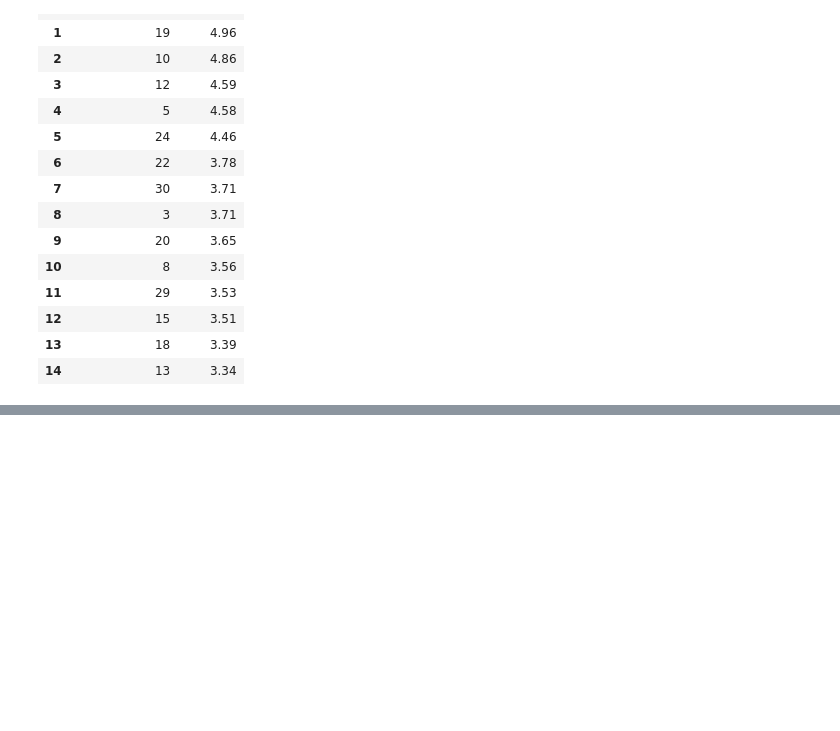
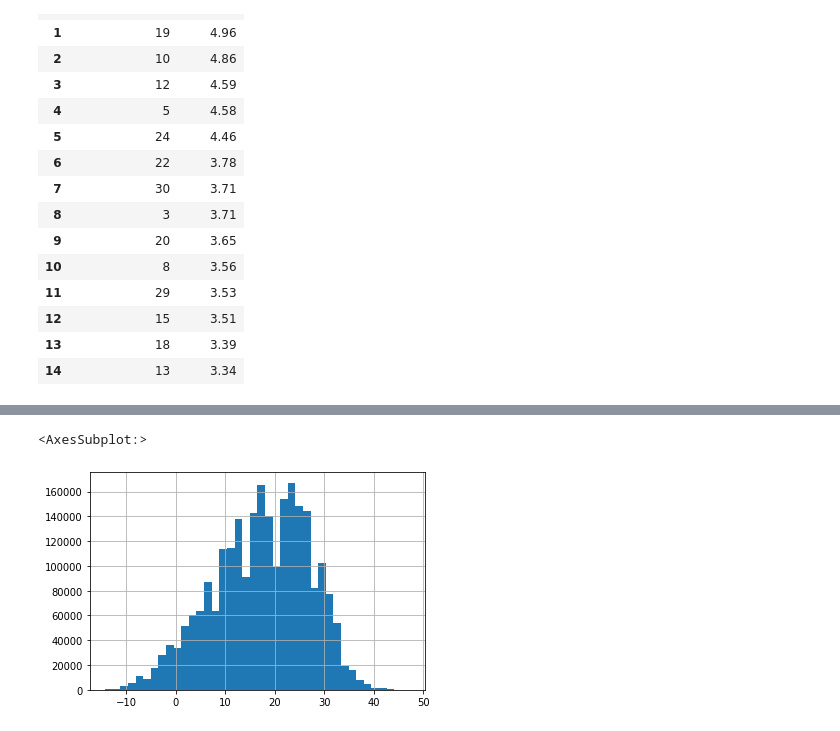
Before and after one commit to lyubol/Exploratory-Data-Analysis, a Jupyter notebook: EDA - US Accidents/US Accidents-checkpoint.ipynb, the cells around one changed output, grey strips where cells are left out. Drawn from its saved outputs; the diff is of its cells as text; code cells hidden in the pictures; blank space fills up the shorter version.

```diff
--- a/EDA - US Accidents/US Accidents-checkpoint.ipynb
+++ b/EDA - US Accidents/US Accidents-checkpoint.ipynb
@@ -639,0 +747,15 @@ df_accidents_by_day_friday = (
+# %%
+# Define a function to convert Fahrenheit to Celsius
+def fahrenheit_to_celsius(f_temperature):
+    return round(((f_temperature - 32) * 5556) / 10000, 1)
+
+# fahrenheit_to_celsius(6.3)
+
+# Create new column to hold the temperature in Celsius
+df["Temperature(C)"] = df["Temperature(F)"].apply(fahrenheit_to_celsius)
+# %%
+# Split the temperatures in several different categories/buckets
+temperature_buckets = [-100, 0, 6, 10, 14, 18, 23, 27, 30, 40, 100]
+temperature_buckets_labels = ["Freezing", "Very Cold", "Cold", "Cool", "Mild", "Moderate", "Warm", "Very Warm", "Hot", "Scorching"]
+
+df["Temperature_Binned"] = pd.cut(df["Temperature(C)"], temperature_buckets, labels=temperature_buckets_labels)
@@ -639,0 +790,5 @@ df_accidents_by_day_friday = (
+# %%
+df["Temperature(C)"].hist(bins=40)
+# %% [output]
+<AxesSubplot:>
+[figure, added]
```
Also changed, not shown: parts of 27 cells of this notebook.
